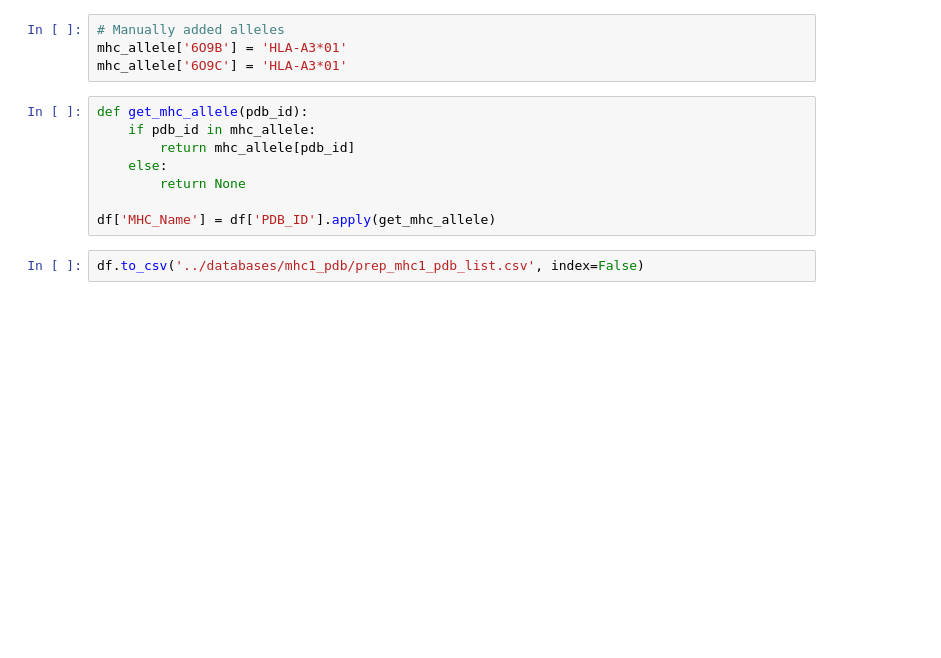
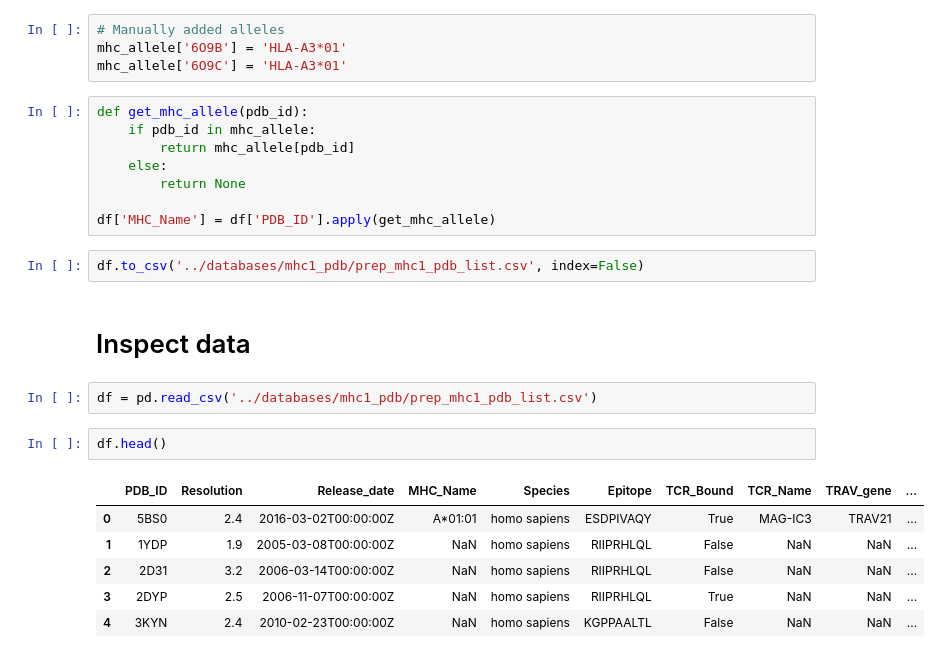
Before and after one commit to annadiarov/seq2HLAallele, a Jupyter notebook: data_prep/get_pdb_data_and_identify_hla1_from_pdb_list.ipynb, the cells around one changed output. Cells and saved outputs as stored; diff of their text form; blank space fills up the shorter version.

```diff
--- a/data_prep/get_pdb_data_and_identify_hla1_from_pdb_list.ipynb
+++ b/data_prep/get_pdb_data_and_identify_hla1_from_pdb_list.ipynb
@@ -355,3 +355,16 @@ def get_mhc_allele(pdb_id):
 df['MHC_Name'] = df['PDB_ID'].apply(get_mhc_allele)
 # %%
 df.to_csv('../databases/mhc1_pdb/prep_mhc1_pdb_list.csv', index=False)
+# %% [markdown]
+# Inspect data
+# %%
+df = pd.read_csv('../databases/mhc1_pdb/prep_mhc1_pdb_list.csv')
+# %%
+df.head()
+# %% [output]
+|  | PDB_ID | Resolution | Release_date | MHC_Name | Species | Epitope | TCR_Bound | TCR_Name | TRAV_gene | ... |
+| 0 | 5BS0 | 2.4 | 2016-03-02T00:00:00Z | A*01:01 | homo sapiens | ESDPIVAQY | True | MAG-IC3 | TRAV21 | ... |
+| 1 | 1YDP | 1.9 | 2005-03-08T00:00:00Z | NaN | homo sapiens | RIIPRHLQL | False | NaN | NaN | ... |
+| 2 | 2D31 | 3.2 | 2006-03-14T00:00:00Z | NaN | homo sapiens | RIIPRHLQL | False | NaN | NaN | ... |
+| 3 | 2DYP | 2.5 | 2006-11-07T00:00:00Z | NaN | homo sapiens | RIIPRHLQL | True | NaN | NaN | ... |
+| 4 | 3KYN | 2.4 | 2010-02-23T00:00:00Z | NaN | homo sapiens | KGPPAALTL | False | NaN | NaN | ... |
```
Also changed, not shown: parts of 6 cells of this notebook.
